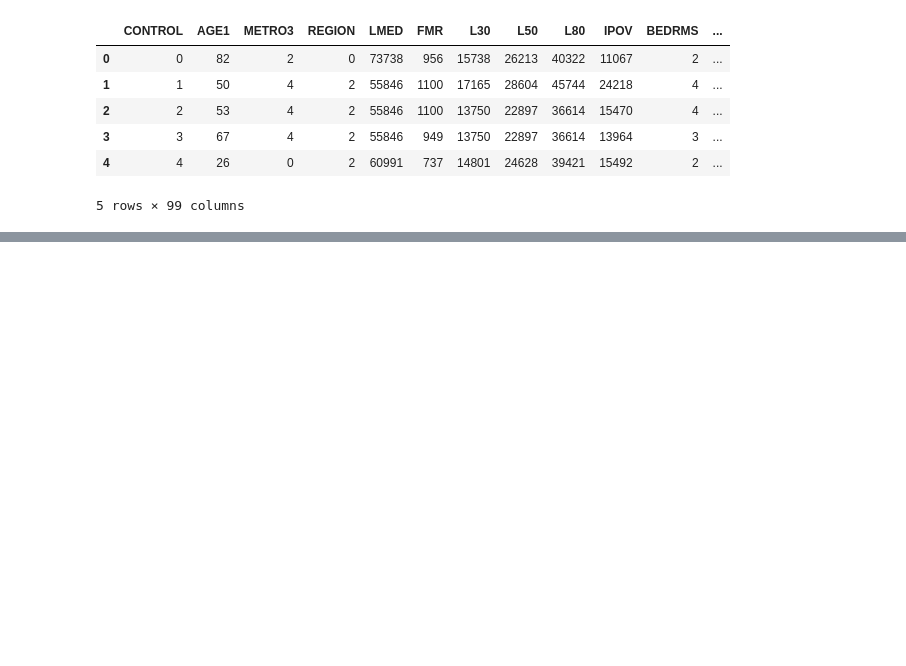
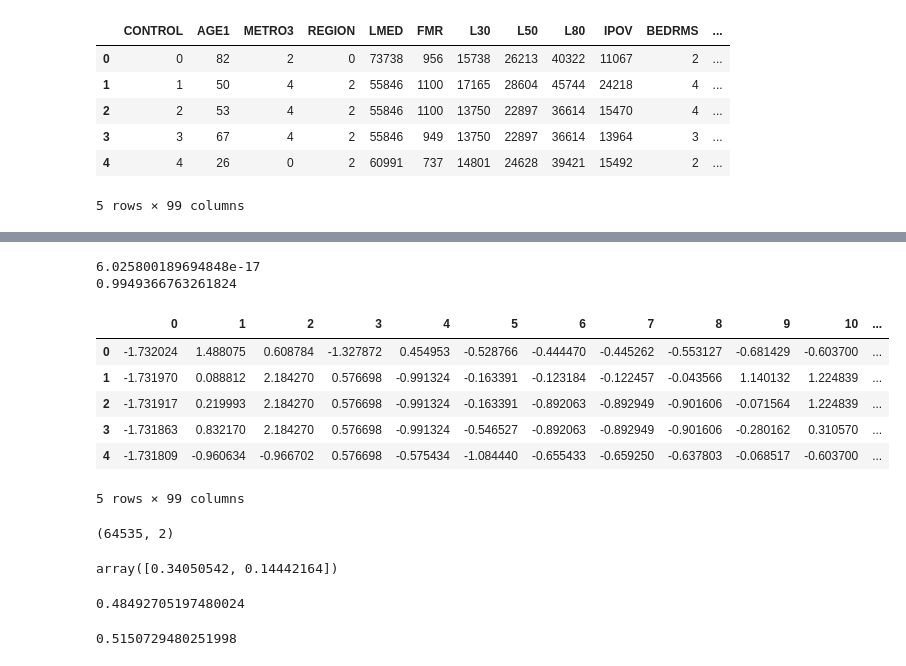
Before and after one commit to ericaburdett/DS-Unit-1-Sprint-3-Linear-Algebra, a Jupyter notebook: module3-dimensionality-reduction/133_High_Dimensional_Data_Assignment.ipynb, the cells around one changed output, grey strips where cells are left out. Cells and saved outputs as stored; diff of their text form; code cells hidden in the pictures; blank space fills up the shorter version.

```diff
--- a/module3-dimensionality-reduction/133_High_Dimensional_Data_Assignment.ipynb
+++ b/module3-dimensionality-reduction/133_High_Dimensional_Data_Assignment.ipynb
@@ -272,0 +342,22 @@ Length: 99, dtype: object
+# %%
+# Normalize features so they have a mean of 0 and standard deviation of one
+national_processed = StandardScaler().fit_transform(national_processed)
+# %%
+# Be sure it worked
+print(np.mean(national_processed))
+print(np.std(national_processed))
+# %% [output]
+6.025800189694848e-17
+0.9949366763261824
+# %%
+# Convert normalized features to dataframe
+national_processed = pd.DataFrame(national_processed)
+national_processed.head()
+# %% [output]
+|  | 0 | 1 | 2 | 3 | 4 | 5 | 6 | 7 | 8 | 9 | 10 | ... |
+| 0 | -1.732024 | 1.488075 | 0.608784 | -1.327872 | 0.454953 | -0.528766 | -0.444470 | -0.445262 | -0.553127 | -0.681429 | -0.603700 | ... |
+| 1 | -1.731970 | 0.088812 | 2.184270 | 0.576698 | -0.991324 | -0.163391 | -0.123184 | -0.122457 | -0.043566 | 1.140132 | 1.224839 | ... |
+| 2 | -1.731917 | 0.219993 | 2.184270 | 0.576698 | -0.991324 | -0.163391 | -0.892063 | -0.892949 | -0.901606 | -0.071564 | 1.224839 | ... |
+| 3 | -1.731863 | 0.832170 | 2.184270 | 0.576698 | -0.991324 | -0.546527 | -0.892063 | -0.892949 | -0.901606 | -0.280162 | 0.310570 | ... |
+| 4 | -1.731809 | -0.960634 | -0.966702 | 0.576698 | -0.575434 | -1.084440 | -0.655433 | -0.659250 | -0.637803 | -0.068517 | -0.603700 | ... |
+5 rows × 99 columns
@@ -273,3 +368,28 @@ Length: 99, dtype: object
+# %%
+# PCA fit-transform
+pca_data = pca_national.fit_transform(national_processed)
+
+# Convert to dataframe
+pca_df = pd.DataFrame(pca_data, columns=['Component1', 'Component2'])
+
+pca_df.shape # As expected
+# %% [output]
+(64535, 2)
+# %%
+# Amount of variation explained by each principal component
+pca_national.explained_variance_ratio_
+# %% [output]
+array([0.34050542, 0.14442164])
+# %%
+# Total variance explained by components 1 and 2
+sum(pca_national.explained_variance_ratio_)
+# %% [output]
+0.48492705197480024
+# %%
+# How much data did we lose?
+1 - sum(pca_national.explained_variance_ratio_)
+# %% [output]
+0.5150729480251998
 # %% [markdown]
 # Stretch Goals
 
```
Also changed, not shown: parts of 24 cells of this notebook.
